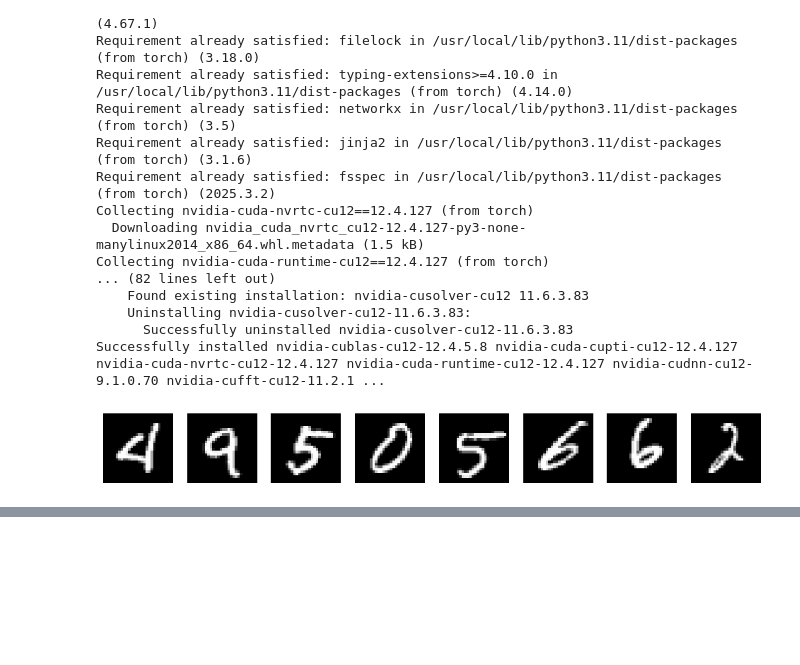
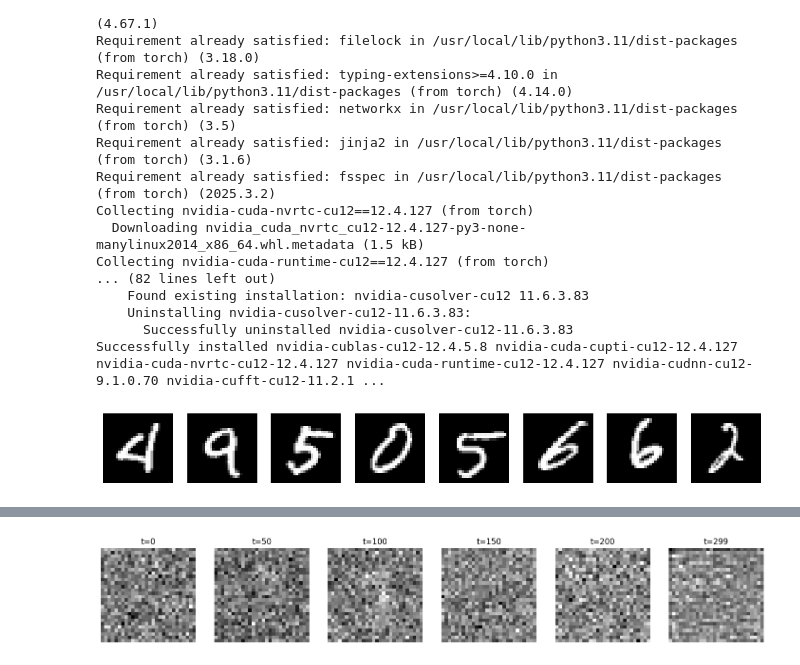
Before and after one commit to Biruk-gebru/Diffusion-Model, a Jupyter notebook: DiffusionModel.ipynb, the cells around one changed output, grey strips where cells are left out. Cells and saved outputs as stored; diff of their text form; code cells hidden in the pictures; blank space fills up the shorter version.

```diff
--- a/DiffusionModel.ipynb
+++ b/DiffusionModel.ipynb
@@ -210,0 +271,36 @@ def sample(model, label, alpha_hats, alphas, betas, steps=T):
+# %%
+
+#INTERMEDIATE_VISUALIZATION
+
+@torch.no_grad()
+def visualize_denoising_steps(model, label, steps_to_show=[0, 50, 100, 150, 200, 299]):
+    model.eval()
+    img = torch.randn((1, 1, 28, 28), device=device)
+    label_tensor = torch.tensor([label], device=device)
+    label_embed = label_embedding(label_tensor)
+
+    images = []
+
+    for t in reversed(range(T)):
+        t_tensor = torch.tensor([t], device=device)
+        pred_noise = model(img, t_tensor, label_embed)
+        alpha = alphas[t]
+        img = (1 / alpha.sqrt()) * (img - ((1 - alpha).sqrt()) * pred_noise)
+
+        if t in steps_to_show:
+            images.append(img.squeeze().cpu().numpy())
+
+        if t > 0:
+            img += betas[t].sqrt() * torch.randn_like(img)
+
+    # Plot selected steps
+    fig, axs = plt.subplots(1, len(images), figsize=(18, 3))
+    for i, im in enumerate(images):
+        axs[i].imshow(im, cmap='gray')
+        axs[i].set_title(f"t={steps_to_show[i]}")
+        axs[i].axis('off')
+    plt.show()
+
+visualize_denoising_steps(model, label=7)
+# %% [output]
+[figure, added]
```
Also changed, not shown: parts of 2 cells of this notebook.
